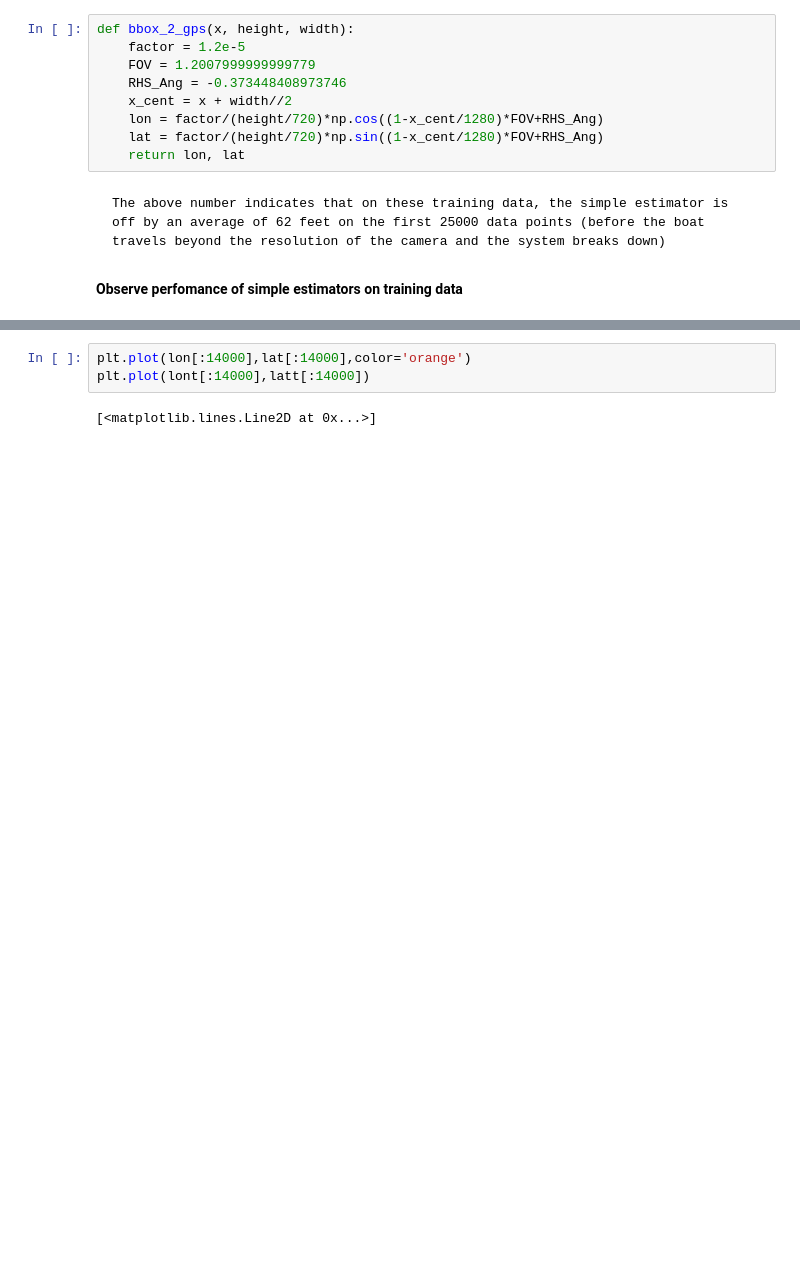
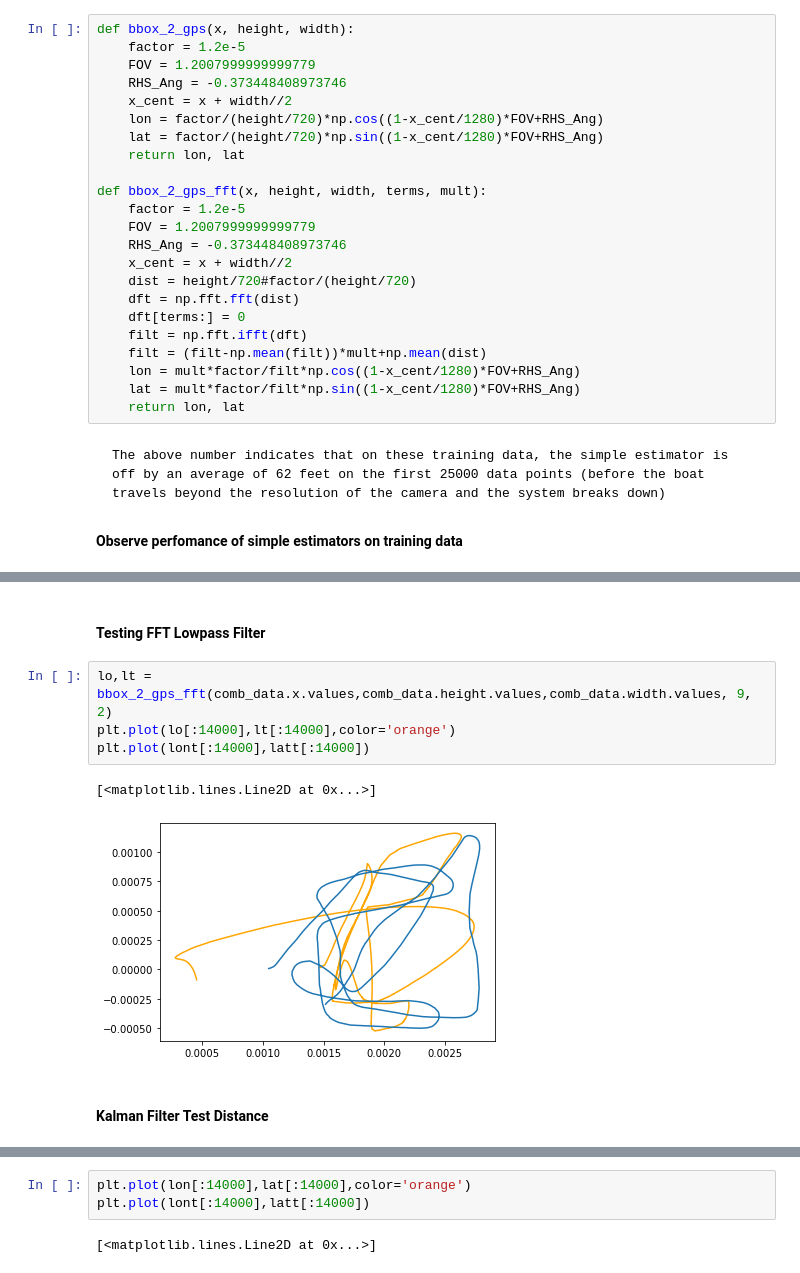
Before and after one commit to Blair-Johnson/crowsnest, a Jupyter notebook: screen_2_gps_regression.ipynb, the cells around one changed output, grey strips where cells are left out. Drawn from its saved outputs; the diff is of its cells as text; blank space fills up the shorter version.

```diff
--- a/screen_2_gps_regression.ipynb
+++ b/screen_2_gps_regression.ipynb
@@ -184,6 +190,20 @@ def bbox_2_gps(x, height, width):
     lon = factor/(height/720)*np.cos((1-x_cent/1280)*FOV+RHS_Ang)
     lat = factor/(height/720)*np.sin((1-x_cent/1280)*FOV+RHS_Ang)
     return lon, lat
+
+def bbox_2_gps_fft(x, height, width, terms, mult):
+    factor = 1.2e-5
+    FOV = 1.2007999999999779
+    RHS_Ang = -0.373448408973746
+    x_cent = x + width//2
+    dist = height/720#factor/(height/720)
+    dft = np.fft.fft(dist)
+    dft[terms:] = 0
+    filt = np.fft.ifft(dft)
+    filt = (filt-np.mean(filt))*mult+np.mean(dist)
+    lon = mult*factor/filt*np.cos((1-x_cent/1280)*FOV+RHS_Ang)
+    lat = mult*factor/filt*np.sin((1-x_cent/1280)*FOV+RHS_Ang)
+    return lon, lat
 # %% [markdown]
     The above number indicates that on these training data, the simple estimator is off by an average of 62 feet on the first 25000 data points (before the boat travels beyond the resolution of the camera and the system breaks down)
 #### Observe perfomance of simple estimators on training data
@@ -189,0 +216,11 @@ def bbox_2_gps(x, height, width):
+# %% [markdown]
+#### Testing FFT Lowpass Filter
+# %%
+lo,lt = bbox_2_gps_fft(comb_data.x.values,comb_data.height.values,comb_data.width.values, 9, 2)
+plt.plot(lo[:14000],lt[:14000],color='orange')
+plt.plot(lont[:14000],latt[:14000])
+# %% [output]
+[<matplotlib.lines.Line2D at 0x...>]
+[figure, added]
+# %% [markdown]
+#### Kalman Filter Test Distance
```
Also changed, not shown: parts of 17 cells of this notebook, 1 other file.
